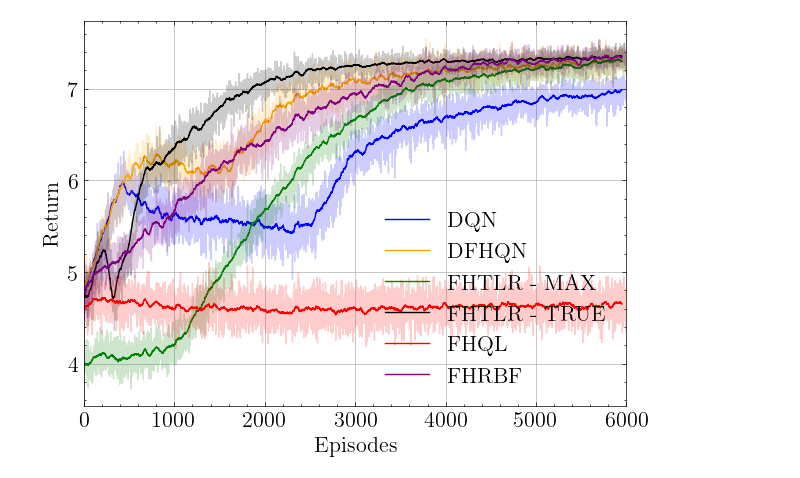
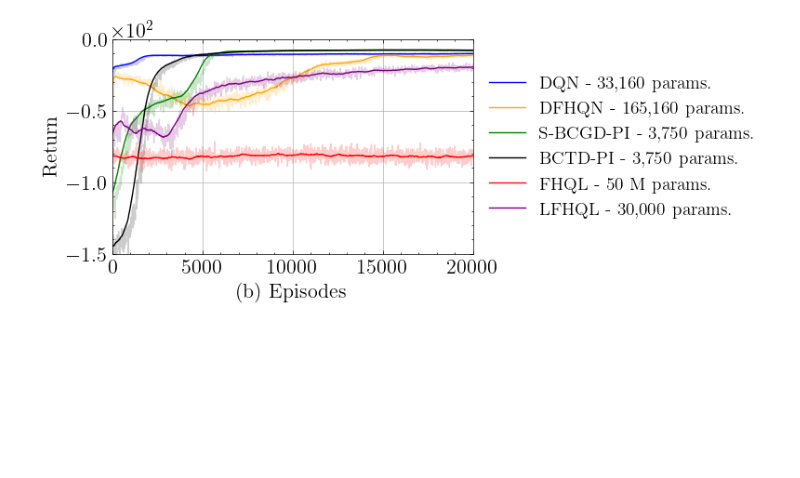
Before and after one commit to sergiorozada12/fhtlr-opt-learning, a Jupyter notebook: pruebas.ipynb, the cells around one changed output. Saved outputs shown, nothing was run; the diff lists cells and outputs as text; code cells hidden in the pictures; blank space fills up the shorter version.

```diff
--- a/pruebas.ipynb
+++ b/pruebas.ipynb
@@ -74,70 +219,67 @@ with plt.style.context(["science"], ["ieee"]):
 # %%
 import matplotlib
 import scienceplots
-#dqn = Gs_dqn[n1:n2,:]
-dqn3 = np.load("results/wireless_dqn-explore.npy")
-dfhqn = np.load("results/wireless_dfhqn-explore.npy")
-#fhtlr_max = np.load("results/wireless/fhtlr_max-100.npy")
-#fhtlr_true = np.load("results/wireless/fhtlr_true-100.npy")
-fhtlr_max = np.load("results/wireless_fhtlr_max-explore.npy")
-fhtlr_true = np.load("results/wireless_fhtlr_true-explore.npy")
-fhql = np.load("results/wireless_fhql-explore.npy")
-linear = np.load("results/wireless/bf-100.npy")
-fhlinear = np.load("results/wireless_fhbf-explore.npy")
-fhrbf = np.load("results/wireless_fhrbf-5.npy")
+
+num_params = ["33,160","165,160","3,750","3,750","50 M","30,000"]
+
+dqn3 = np.load("results/battery/battery_dqn-120.npy")
+dfhqn = np.load("results/battery/battery_dfhqn-120.npy")
+fhtlr_max = np.load("results/battery/battery_fhtlr_max-120.npy")
+fhtlr_true = np.load("results/battery/battery_fhtlr_true-100.npy")
+fhql = np.load("results/battery/battery_fhql-100.npy")
+fhrbf = np.load("results/battery/battery_fhrbf-100.npy")
 
 mu_dqn3 = np.mean(dqn3, axis=0)
 mu_dfhqn = np.mean(dfhqn, axis=0)
 mu_fhtlr_max = np.mean(fhtlr_max, axis=0)
 mu_fhtlr_true = np.mean(fhtlr_true, axis=0)
 mu_fhql = np.mean(fhql, axis=0)
-mu_linear = np.mean(linear, axis=0)
-mu_fhlinear = np.mean(fhlinear, axis=0)
-mu_fgrbf = np.mean(fhrbf, axis=0)
-#mu_dqn = np.mean(dqn, axis=0)
+mu_fhrbf = np.mean(fhrbf, axis=0)
 
 w = 50
 
-#mu_dqn_smt = [np.mean(mu_dqn[i - w : i]) for i in range(w, len(mu_dqn))]
+mu_dqn_smt3 = [np.mean(mu_dqn3[i - w : i]) for i in range(w, len(mu_dqn3))]
 mu_dfhqn_smt = [np.mean(mu_dfhqn[i - w : i]) for i in range(w, len(mu_dfhqn))]
-mu_dqn_smt3 = [np.mean(mu_dqn3[i - w : i]) for i in range(w, len(mu_dqn3))]
 mu_fhtlr_max_smt = [np.mean(mu_fhtlr_max[i - w : i]) for i in range(w, len(mu_fhtlr_max))]
 mu_fhtlr_true_smt = [np.mean(mu_fhtlr_true[i - w : i]) for i in range(w, len(mu_fhtlr_true))]
 mu_fhql_smt = [np.mean(mu_fhql[i - w : i]) for i in range(w, len(mu_fhql))]
-mu_linear_smt = [np.mean(mu_linear[i - w : i]) for i in range(w, len(mu_linear))]
-mu_fhlinear_smt = [np.mean(mu_fhlinear[i - w : i]) for i in range(w, len(mu_fhlinear))]
-mu_fhrbf_smt = [np.mean(mu_fgrbf[i - w : i]) for i in range(w, len(mu_fgrbf))]
+mu_fhrbf_smt = [np.mean(mu_fhrbf[i - w : i]) for i in range(w, len(mu_fhrbf))]
 
 
 with plt.style.context(["science"], ["ieee"]):
     matplotlib.rcParams.update({"font.size": 16})
 
-    fig = plt.figure(figsize=[7, 5])
-    #plt.plot(mu_dqn_smt, c="b", label="DQN")
-    #plt.plot(mu_dqn, alpha=0.2, c="b")
+    fig = plt.figure(figsize=[5, 3])
+    ax = fig.add_subplot(111)
 
-    plt.plot(mu_dqn_smt3, c="b", label="DQN")
-    plt.plot(mu_dqn3, alpha=0.2, c="b")
-    plt.plot(mu_dfhqn_smt, c="orange", label="DFHQN")
-    plt.plot(mu_dfhqn, alpha=0.2, c="orange")
-    plt.plot(mu_fhtlr_max_smt, c="g", label="FHTLR - MAX")
-    plt.plot(mu_fhtlr_max, alpha=0.2, c="g")
-    plt.plot(mu_fhtlr_true_smt, c="k", label="FHTLR - TRUE")
-    plt.plot(mu_fhtlr_true, alpha=0.2, c="k")
-    plt.plot(mu_fhql_smt, c="r", label="FHQL")
-    plt.plot(mu_fhql, alpha=0.2, c="r")
-    """plt.plot(mu_linear_smt, c="purple", label="BF")
-    plt.plot(mu_linear, alpha=0.2, c="purple")
-    plt.plot(mu_fhlinear_smt, c="brown", label="FHBF")
-    plt.plot(mu_fhlinear, alpha=0.2, c="brown")"""
-    plt.plot(mu_fhrbf_smt, c="purple", label="FHRBF")
-    plt.plot(mu_fgrbf, alpha=0.2, c="purple")
-    plt.xlim(0, 6000)
-    #plt.ylim(-3, 1.6)
-    plt.grid()
-    plt.legend()
-    plt.xlabel("Episodes")
-    plt.ylabel("Return")
+    x1 = np.arange(0, len(mu_dqn_smt3) * 10, 10)
+    x2 = np.arange(0, len(mu_dqn3) * 10, 10)
+
+    ax.plot(x1,mu_dqn_smt3, c="b", label=f"DQN - {num_params[0]} params.")
+    ax.plot(x2,mu_dqn3, alpha=0.2, c="b")
+    ax.plot(x1,mu_dfhqn_smt, c="orange", label=f"DFHQN - {num_params[1]} params.")
+    ax.plot(x2,mu_dfhqn, alpha=0.2, c="orange")
+    ax.plot(x1,mu_fhtlr_max_smt, c="g", label=f"S-BCGD-PI - {num_params[2]} params.")
+    ax.plot(x2,mu_fhtlr_max, alpha=0.2, c="g")
+    ax.plot(x1,mu_fhtlr_true_smt, c="k", label=f"BCTD-PI - {num_params[3]} params.")
+    ax.plot(x2,mu_fhtlr_true, alpha=0.2, c="k")
+    ax.plot(x1,mu_fhql_smt, c="r", label=f"FHQL - {num_params[4]} params.")
+    ax.plot(x2,mu_fhql, alpha=0.2, c="r")
+    ax.plot(x1,mu_fhrbf_smt, c="purple", label=f"LFHQL - {num_params[5]} params.")
+    ax.plot(x2,mu_fhrbf, alpha=0.2, c="purple")
+
+    ax.set_xlim(0, 20000)
+    ax.set_ylim(-150, 0)
+    ax.grid()
+    ax.set_xlabel("(b) Episodes")
+    ax.set_ylabel("Return")
+    ax.legend(loc='center left', bbox_to_anchor=(1, 0.5), fontsize=14)
+
+    # Configurar notación científica en el eje y
+    ax.yaxis.set_major_formatter(ticker.ScalarFormatter(useMathText=True))
+    ax.ticklabel_format(style='sci', axis='y', scilimits=(0,0))
+
     plt.show()
+    #plt.savefig("figures/battery.jpg", dpi=300)
 # %% [output]
-[figure, old version]
+[figure, new version]
```
Also changed, not shown: parts of 10 cells of this notebook, 29 other files.
